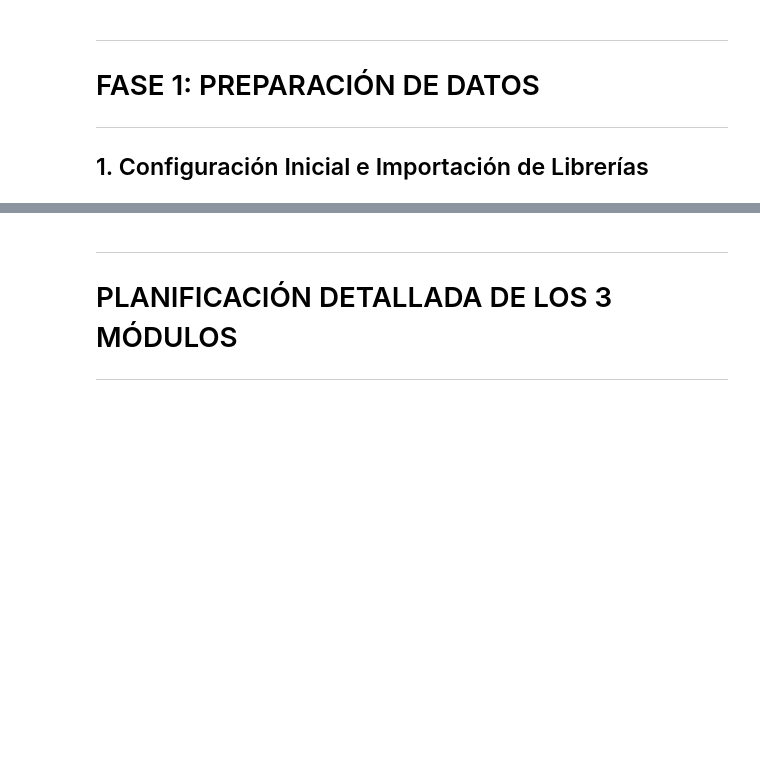
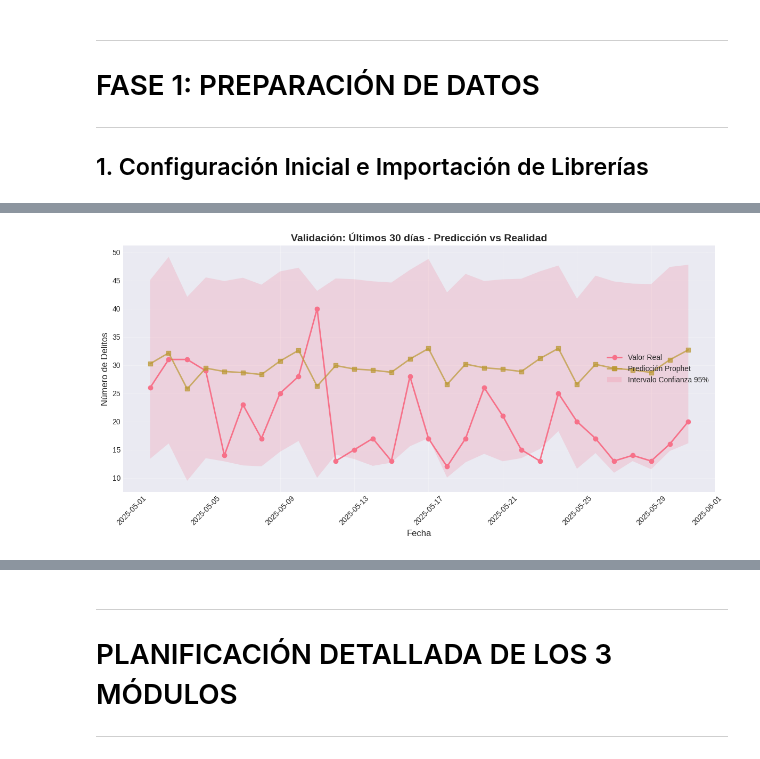
Before and after one commit to Juanpa0128j/Solucion-Inteligente-de-Seguridad-Ciudadana-para-Santander, a Jupyter notebook: models.ipynb, the cells around one changed output, grey strips where cells are left out. Cells and saved outputs as stored; diff of their text form; code cells hidden in the pictures; blank space fills up the shorter version.

```diff
--- a/models.ipynb
+++ b/models.ipynb
@@ -289,0 +1209,85 @@ for key, config in DATASETS.items():
+# %%
+# ============================================================================
+# VALIDACIÓN TEMPORAL DEL MODELO
+# ============================================================================
+print("="*80)
+print("VALIDACIÓN DEL MODELO PROPHET")
+print("="*80)
+
+# Train-Test Split Temporal (últimos 30 días como test)
+test_days = 30
+train_cutoff = ts_data['ds'].max() - pd.Timedelta(days=test_days)
+
+train_data = ts_data[ts_data['ds'] <= train_cutoff].copy()
+test_data = ts_data[ts_data['ds'] > train_cutoff].copy()
+
+print(f"\n📊 División temporal:")
+print(f"   Train: {len(train_data):,} días (hasta {train_cutoff.strftime('%Y-%m-%d')})")
+print(f"   Test: {len(test_data):,} días (últimos {test_days} días)")
+
+# Re-entrenar modelo en datos de entrenamiento
+print(f"\n🔧 Re-entrenando modelo en datos de train...")
+model_val = Prophet(
+    yearly_seasonality=True,
+    weekly_seasonality=True,
+    daily_seasonality=False,
+    changepoint_prior_scale=0.05,
+    seasonality_prior_scale=10.0,
+    interval_width=0.95,
+    seasonality_mode='multiplicative'
+)
+model_val.add_country_holidays(country_name='CO')
+model_val.fit(train_data)
+
+# Predecir en periodo de test
+future_val = model_val.make_future_dataframe(periods=test_days, freq='D')
+forecast_val = model_val.predict(future_val)
+
+# Extraer predicciones para el periodo de test
+forecast_test = forecast_val.tail(test_days).copy()
+forecast_test = forecast_test.merge(test_data[['ds', 'y']], on='ds', how='left')
+
+# Calcular métricas
+y_true = forecast_test['y'].values
+y_pred = forecast_test['yhat'].values
+
+mae = mean_absolute_error(y_true, y_pred)
+rmse = np.sqrt(mean_squared_error(y_true, y_pred))
+mape = np.mean(np.abs((y_true - y_pred) / (y_true + 1))) * 100  # +1 para evitar división por 0
+r2 = r2_score(y_true, y_pred)
+
+print(f"\n✅ Modelo validado")
+print(f"\n📊 MÉTRICAS DE EVALUACIÓN ({test_days} días):")
+print(f"   MAE (Mean Absolute Error):  {mae:.2f} delitos/día")
+print(f"   RMSE (Root Mean Squared Error): {rmse:.2f} delitos/día")
+print(f"   MAPE (Mean Absolute % Error): {mape:.2f}%")
+print(f"   R² (Coeficiente determinación): {r2:.4f}")
+
+print(f"\n📈 Interpretación:")
+print(f"   • En promedio, el modelo se equivoca por ±{mae:.1f} delitos al predecir un día")
+print(f"   • El modelo explica el {r2*100:.1f}% de la variabilidad en los delitos diarios")
+
+# Visualizar predicción vs realidad
+fig, ax = plt.subplots(figsize=FIGSIZE_MEDIUM)
+
+ax.plot(forecast_test['ds'], y_true, 'o-', label='Valor Real', linewidth=2, markersize=6)
+ax.plot(forecast_test['ds'], y_pred, 's-', label='Predicción Prophet', linewidth=2, markersize=6, alpha=0.7)
+ax.fill_between(forecast_test['ds'],
+                 forecast_test['yhat_lower'],
+                 forecast_test['yhat_upper'],
+                 alpha=0.2,
+                 label='Intervalo Confianza 95%')
+
+ax.set_title(f'Validación: Últimos {test_days} días - Predicción vs Realidad', fontsize=14, fontweight='bold')
+ax.set_xlabel('Fecha', fontsize=12)
+ax.set_ylabel('Número de Delitos', fontsize=12)
+ax.legend()
+ax.grid(True, alpha=0.3)
+plt.xticks(rotation=45)
+plt.tight_layout()
+plt.show()
+
+print(f"\n{'='*80}")
+print("✅ VALIDACIÓN COMPLETADA")
+print(f"{'='*80}")
+# %% [output]
@@ -289,0 +1317 @@ for key, config in DATASETS.items():
+[figure, added]
```
Also changed, not shown: parts of 43 cells of this notebook, 12 other files.
